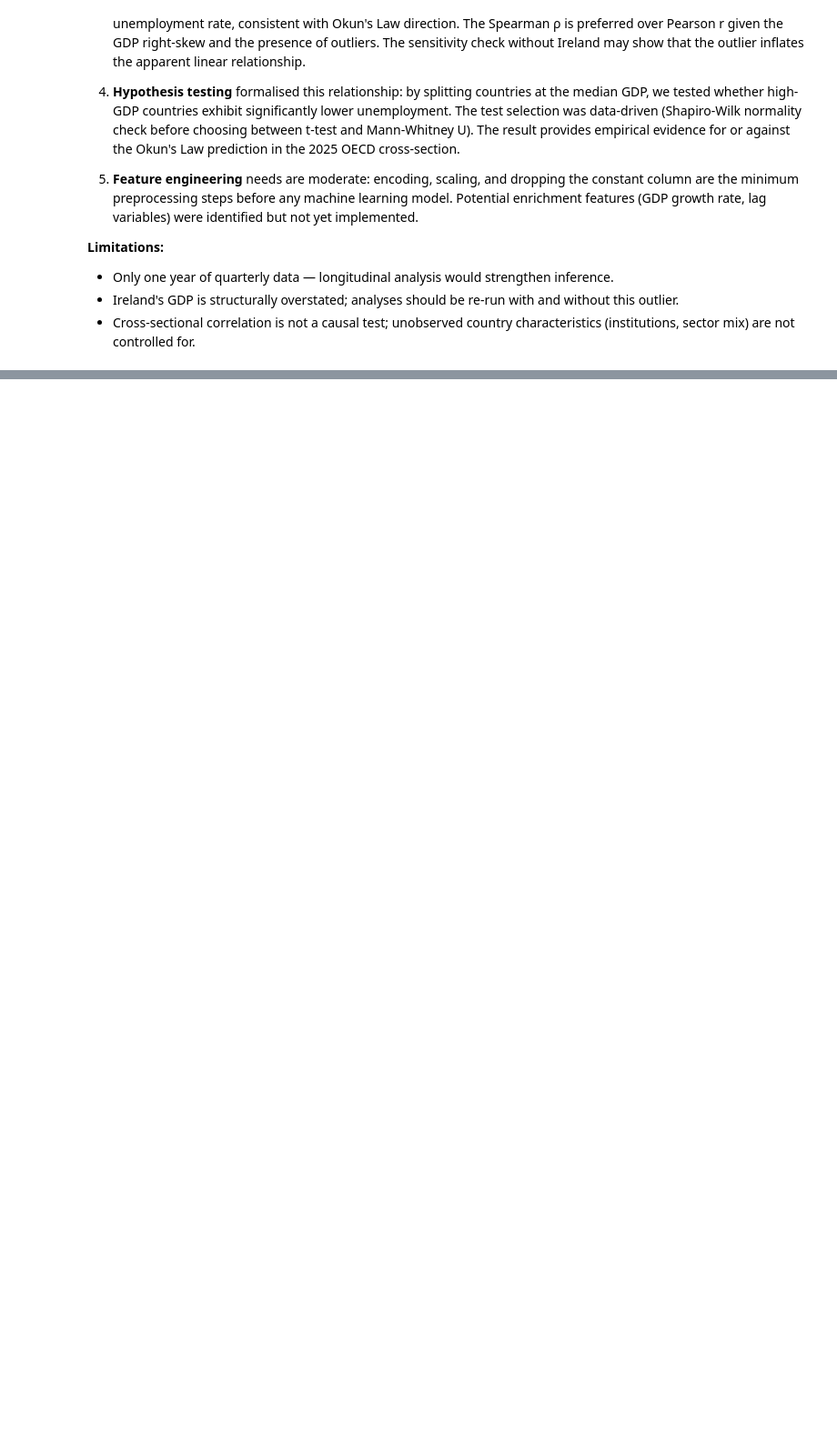
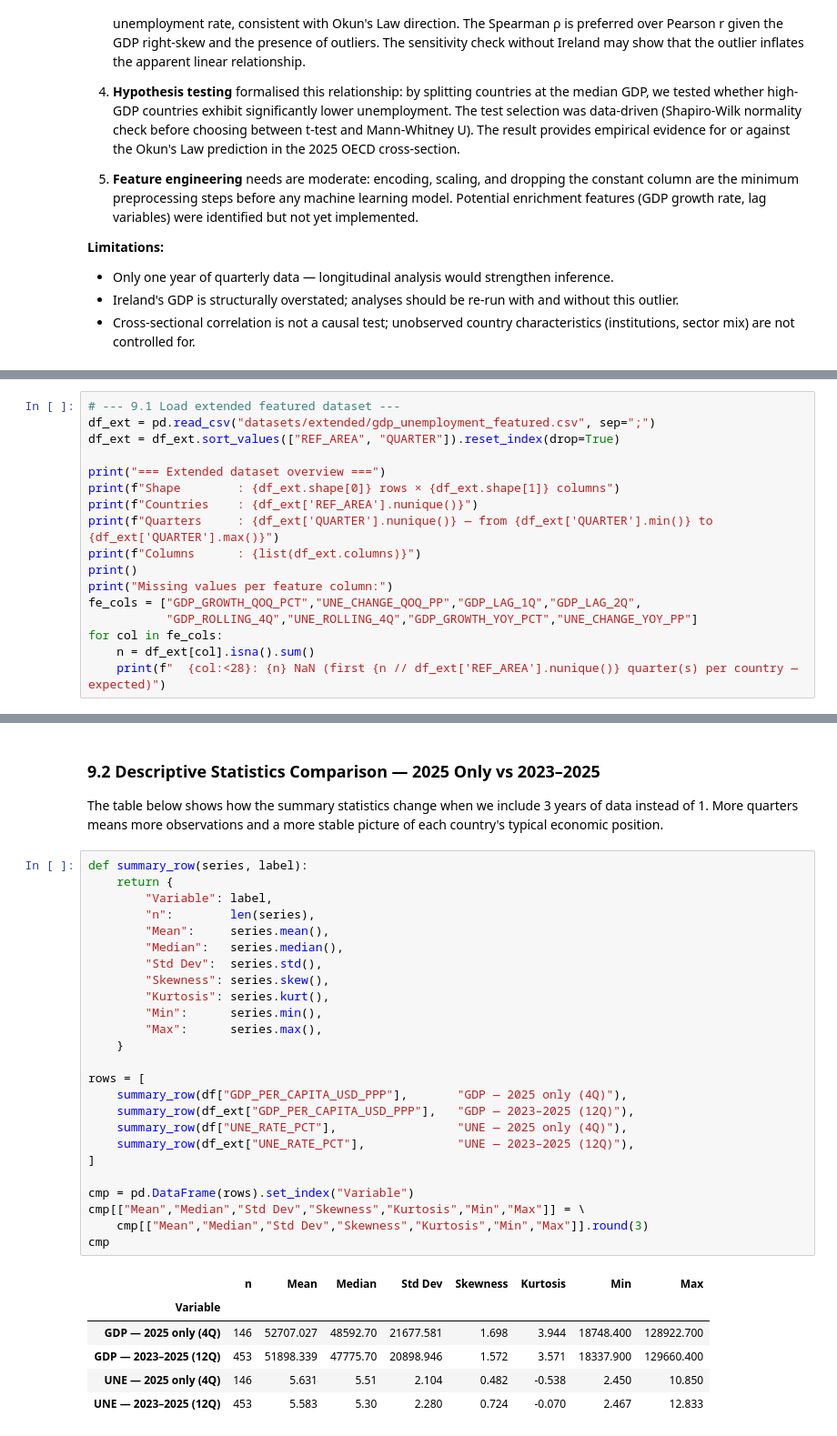
Before and after one commit to YuriGolfeto/Data-Science-furb-2026-1, a Jupyter notebook: unit3-assignment2.ipynb, the cells around one changed output, grey strips where cells are left out. Shown at 91% size. Drawn from its saved outputs; the diff is of its cells as text; blank space fills up the shorter version.

```diff
--- a/unit3-assignment2.ipynb
+++ b/unit3-assignment2.ipynb
@@ -715,0 +728,17 @@ This notebook addressed all required analytical tasks for Assignment 2:
+# %%
+# --- 9.1 Load extended featured dataset ---
+df_ext = pd.read_csv("datasets/extended/gdp_unemployment_featured.csv", sep=";")
+df_ext = df_ext.sort_values(["REF_AREA", "QUARTER"]).reset_index(drop=True)
+
+print("=== Extended dataset overview ===")
+print(f"Shape        : {df_ext.shape[0]} rows × {df_ext.shape[1]} columns")
+print(f"Countries    : {df_ext['REF_AREA'].nunique()}")
+print(f"Quarters     : {df_ext['QUARTER'].nunique()} — from {df_ext['QUARTER'].min()} to {df_ext['QUARTER'].max()}")
+print(f"Columns      : {list(df_ext.columns)}")
+print()
+print("Missing values per feature column:")
+fe_cols = ["GDP_GROWTH_QOQ_PCT","UNE_CHANGE_QOQ_PP","GDP_LAG_1Q","GDP_LAG_2Q",
+           "GDP_ROLLING_4Q","UNE_ROLLING_4Q","GDP_GROWTH_YOY_PCT","UNE_CHANGE_YOY_PP"]
+for col in fe_cols:
+    n = df_ext[col].isna().sum()
+    print(f"  {col:<28}: {n} NaN (first {n // df_ext['REF_AREA'].nunique()} quarter(s) per country — expected)")
@@ -715,0 +761,36 @@ This notebook addressed all required analytical tasks for Assignment 2:
+# %% [markdown]
+### 9.2 Descriptive Statistics Comparison — 2025 Only vs 2023–2025
+
+The table below shows how the summary statistics change when we include 3 years of data instead of 1. More quarters means more observations and a more stable picture of each country's typical economic position.
+# %%
+def summary_row(series, label):
+    return {
+        "Variable": label,
+        "n":        len(series),
+        "Mean":     series.mean(),
+        "Median":   series.median(),
+        "Std Dev":  series.std(),
+        "Skewness": series.skew(),
+        "Kurtosis": series.kurt(),
+        "Min":      series.min(),
+        "Max":      series.max(),
+    }
+
+rows = [
+    summary_row(df["GDP_PER_CAPITA_USD_PPP"],       "GDP — 2025 only (4Q)"),
+    summary_row(df_ext["GDP_PER_CAPITA_USD_PPP"],   "GDP — 2023–2025 (12Q)"),
+    summary_row(df["UNE_RATE_PCT"],                 "UNE — 2025 only (4Q)"),
+    summary_row(df_ext["UNE_RATE_PCT"],             "UNE — 2023–2025 (12Q)"),
+]
+
+cmp = pd.DataFrame(rows).set_index("Variable")
+cmp[["Mean","Median","Std Dev","Skewness","Kurtosis","Min","Max"]] = \
+    cmp[["Mean","Median","Std Dev","Skewness","Kurtosis","Min","Max"]].round(3)
+cmp
+# %% [output]
+|  | n | Mean | Median | Std Dev | Skewness | Kurtosis | Min | Max |
+| Variable |  |  |  |  |  |  |  |  |
+| GDP — 2025 only (4Q) | 146 | 52707.027 | 48592.70 | 21677.581 | 1.698 | 3.944 | 18748.400 | 128922.700 |
+| GDP — 2023–2025 (12Q) | 453 | 51898.339 | 47775.70 | 20898.946 | 1.572 | 3.571 | 18337.900 | 129660.400 |
+| UNE — 2025 only (4Q) | 146 | 5.631 | 5.51 | 2.104 | 0.482 | -0.538 | 2.450 | 10.850 |
+| UNE — 2023–2025 (12Q) | 453 | 5.583 | 5.30 | 2.280 | 0.724 | -0.070 | 2.467 | 12.833 |
```
Also changed, not shown: parts of 14 cells of this notebook, 7 other files.
